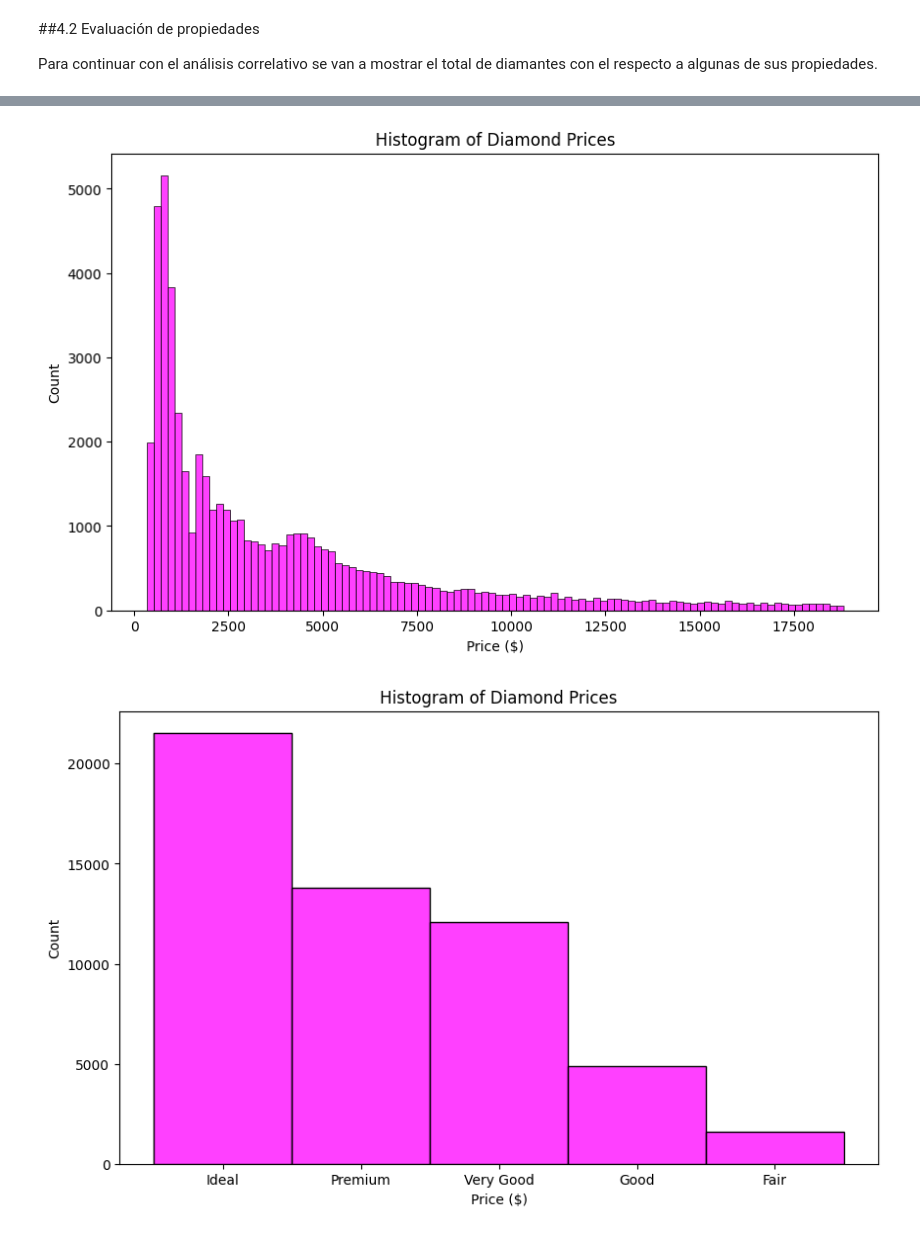
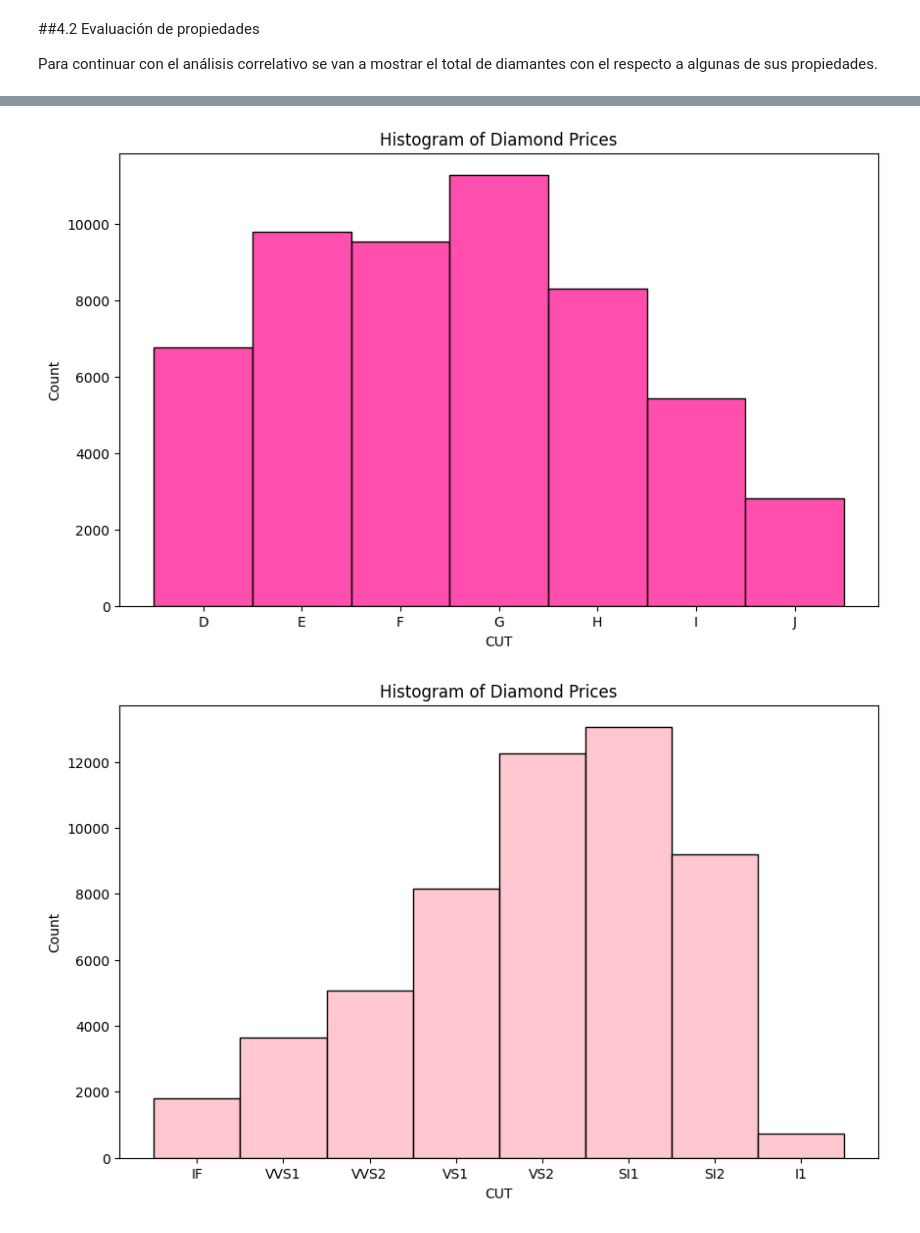
Before and after one commit to robertomartinezedu/Curso-IA-BigData, a Jupyter notebook: PIA_UD1_Entrega1.ipynb, the cells around one changed output, grey strips where cells are left out. Cells and saved outputs as stored; diff of their text form; code cells hidden in the pictures.

```diff
--- a/PIA_UD1_Entrega1.ipynb
+++ b/PIA_UD1_Entrega1.ipynb
@@ -238,18 +262,18 @@ Para continuar con el análisis correlativo se van a mostrar el total de diamant
 # %%
 plt.figure(figsize=(10, 6))
-sns.histplot(df['price'], bins=100,color="magenta")
-plt.xlabel('Price ($)')
+sns.histplot(df['color'],color="deeppink")
+plt.xlabel('CUT')
 plt.ylabel('Count')
 plt.title('Histogram of Diamond Prices')
 plt.show()
 # %% [output]
-[figure, old version]
+[figure, new version]
 # %%
 plt.figure(figsize=(10, 6))
-sns.histplot(df['cut'],color="magenta")
+sns.histplot(df['clarity'],color="lightpink")
 plt.xlabel('CUT')
 plt.ylabel('Count')
 plt.title('Histogram of Diamond Prices')
 plt.show()
 # %% [output]
-[figure, old version]
+[figure, new version]
```
Also changed, not shown: parts of 3 cells of this notebook.
